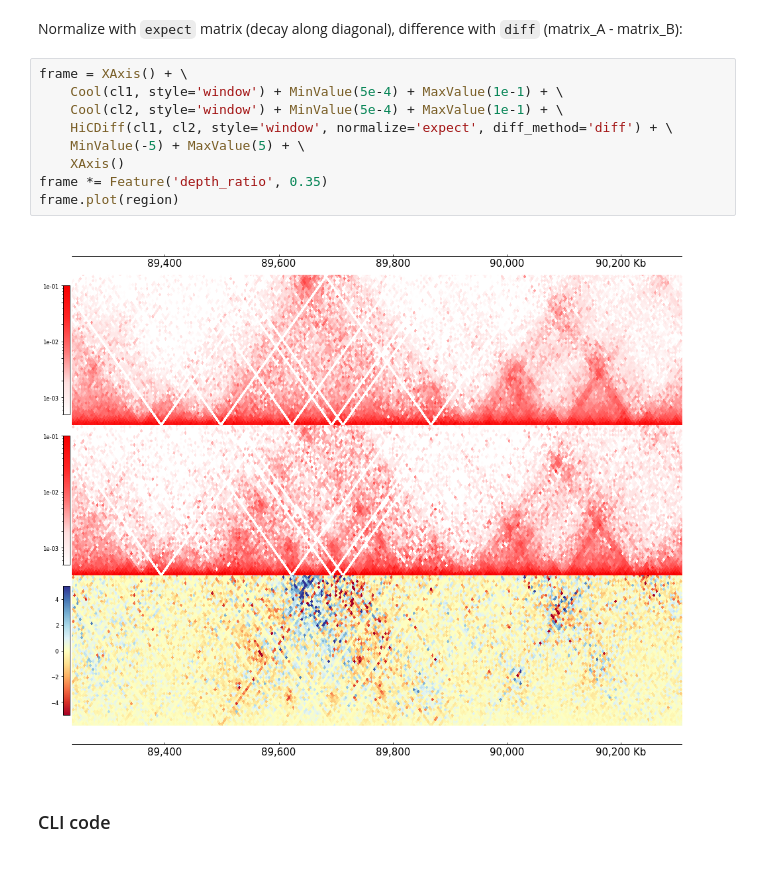
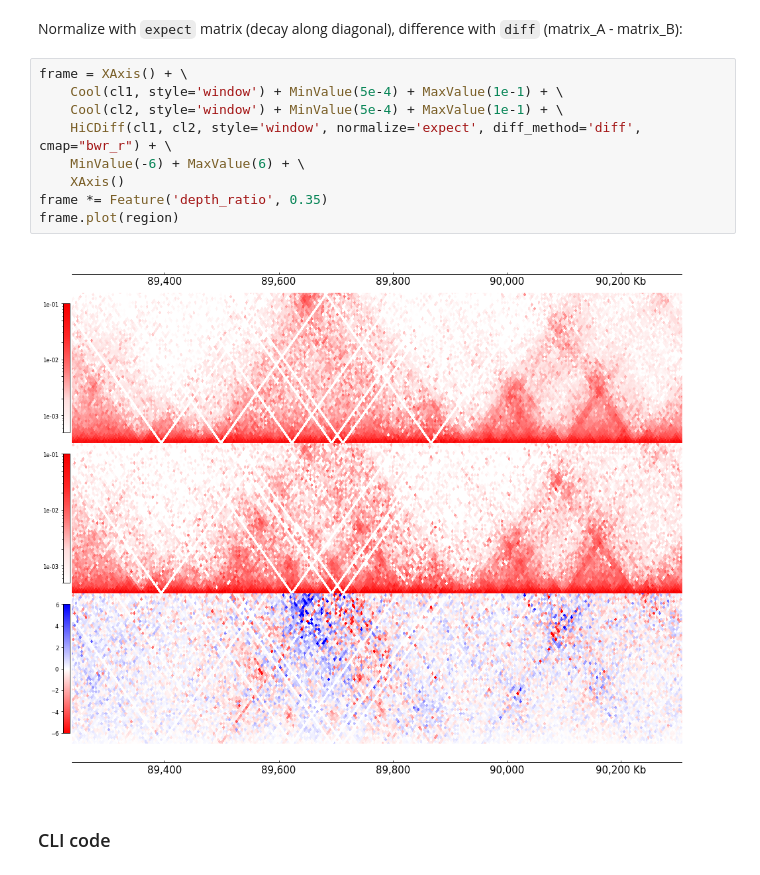
Before and after one commit to GangCaoLab/CoolBox, a Jupyter notebook: docs/_gallery/HiCDiff.ipynb, the cells around one changed output. Cells and saved outputs as stored; diff of their text form.

Commit message:
fix bug of hicdiff; add reso/balance/normalize example

```diff
--- a/docs/_gallery/HiCDiff.ipynb
+++ b/docs/_gallery/HiCDiff.ipynb
@@ -20,14 +20,14 @@ Normalize with `expect` matrix (decay along diagonal), difference with `diff` (m
 # %%
 frame = XAxis() + \
     Cool(cl1, style='window') + MinValue(5e-4) + MaxValue(1e-1) + \
     Cool(cl2, style='window') + MinValue(5e-4) + MaxValue(1e-1) + \
-    HiCDiff(cl1, cl2, style='window', normalize='expect', diff_method='diff') + \
-    MinValue(-5) + MaxValue(5) + \
+    HiCDiff(cl1, cl2, style='window', normalize='expect', diff_method='diff', cmap="bwr_r") + \
+    MinValue(-6) + MaxValue(6) + \
     XAxis()
 frame *= Feature('depth_ratio', 0.35)
 frame.plot(region)
 # %% [output]
-[figure, old version]
+[figure, new version]
 # %% [markdown]
 ### CLI code
 # %%
```
Also changed, not shown: 27 other files.
